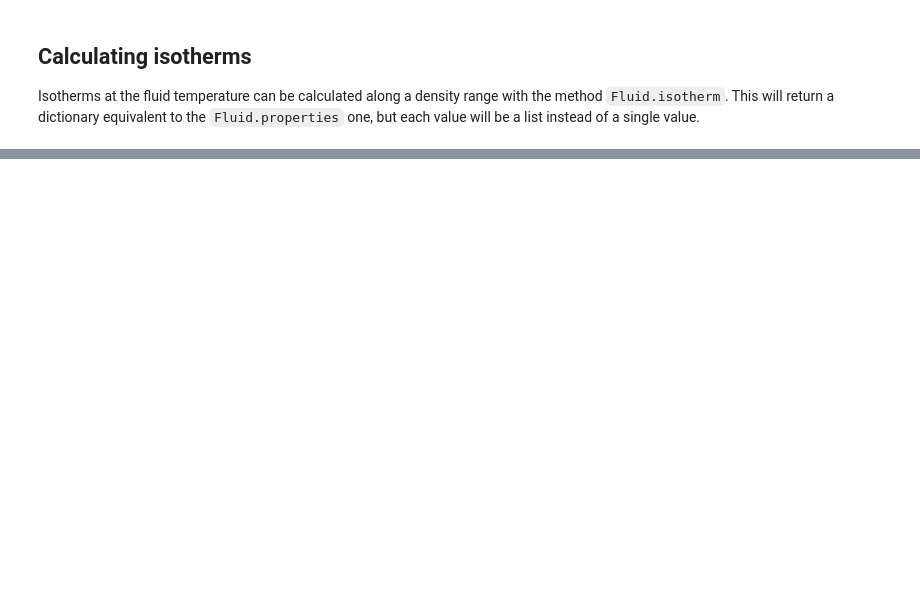
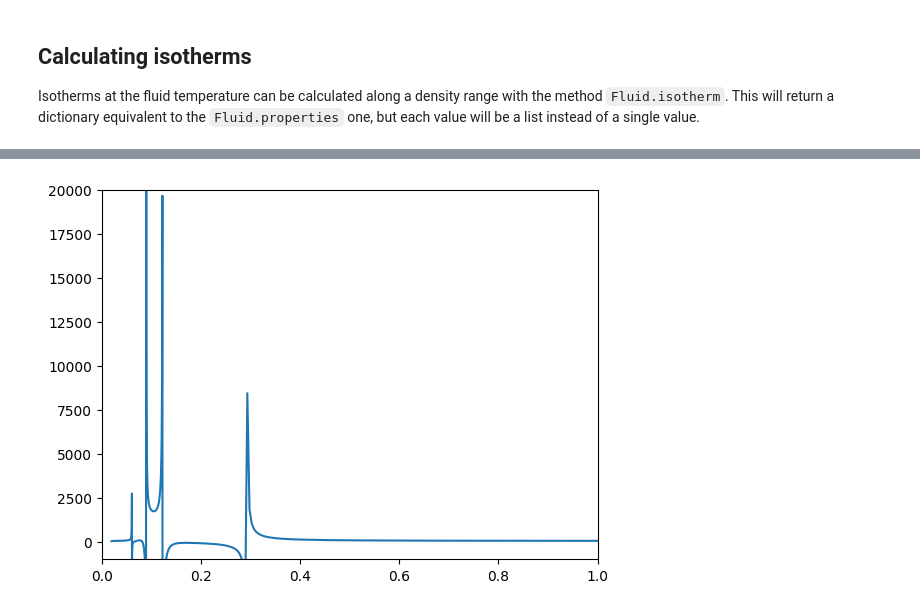
Before and after one commit to fedebenelli/PyForFluids, a Jupyter notebook: docs/source/tutorial.ipynb, the cells around one changed output, grey strips where cells are left out. Drawn from its saved outputs; the diff is of its cells as text; code cells hidden in the pictures; blank space fills up the shorter version.

```diff
--- a/docs/source/tutorial.ipynb
+++ b/docs/source/tutorial.ipynb
@@ -111,0 +117,7 @@ plt.show()
+# %%
+plt.plot(1/density_range, isotherm['isobaric_heat'])
+plt.xlim(0,1)
+plt.ylim(-1000, 20000)
+plt.show()
+# %% [output]
+[figure, added]
```
Also changed, not shown: parts of 9 cells of this notebook.
